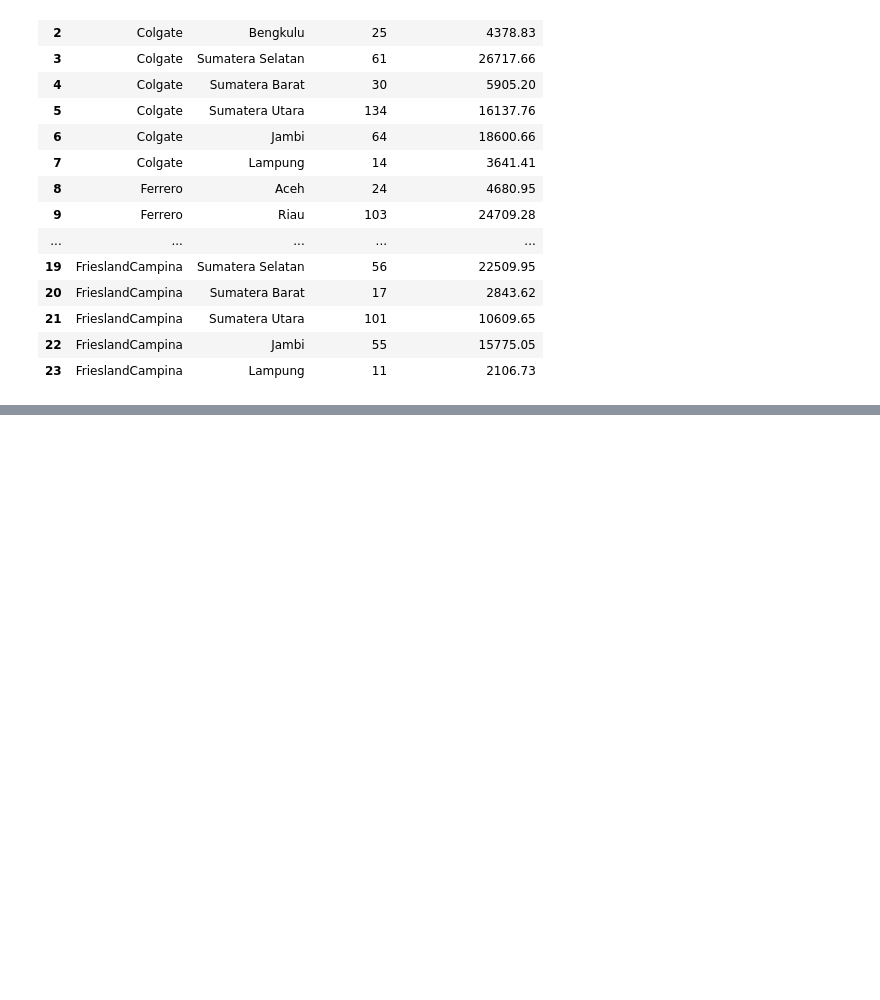
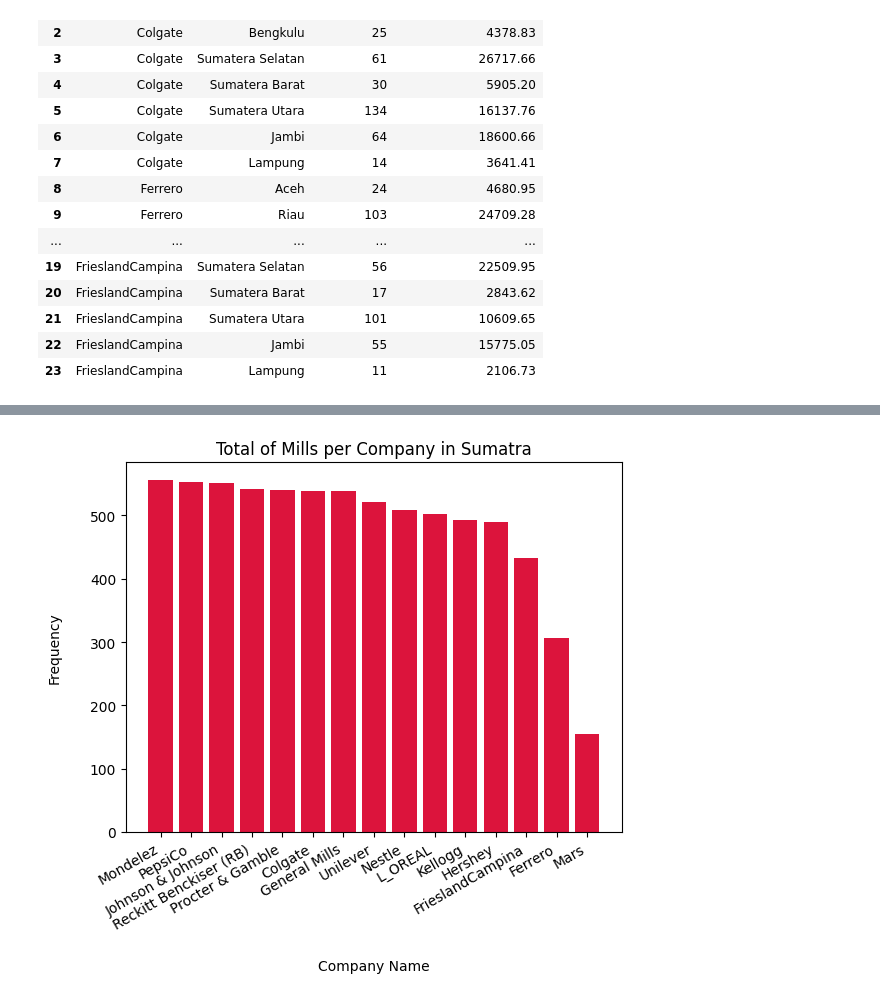
Before and after one commit to janinevillegas/PalmWatch, a Jupyter notebook: Companies_Indonesia/Companies_Indonesia/companies_Sumatra.ipynb, the cells around one changed output, grey strips where cells are left out. Saved outputs shown, nothing was run; the diff lists cells and outputs as text; code cells hidden in the pictures; blank space fills up the shorter version.

Commit message:
Started exploration of company csv's

```diff
--- a/Companies_Indonesia/Companies_Indonesia/companies_Sumatra.ipynb
+++ b/Companies_Indonesia/Companies_Indonesia/companies_Sumatra.ipynb
@@ -237,0 +221,6 @@ mill_info.sort_values(by = ["Mill Count", "sum_of_treeloss_km"], ascending = Fal
+# %%
+# Groupby the companies to find the one with the most amount of mills in Sumatra
+total_company_freq = mill_info.groupby(["Company"])[["Mill Count", "sum_of_treeloss_km"]].sum()
+total_company_freq.sort_values(by = "Mill Count", inplace = True, ascending = False)
+total_company_freq.reset_index(inplace = True)
+total_company_freq
@@ -237,0 +244,10 @@ mill_info.sort_values(by = ["Mill Count", "sum_of_treeloss_km"], ascending = Fal
+# %%
+# Graph the amount of mills each company has in Sumatra
+plt.bar(total_company_freq["Company"], total_company_freq["Mill Count"], color = "crimson")
+plt.title("Total of Mills per Company in Sumatra")
+plt.xlabel("Company Name", labelpad = 20)
+plt.xticks(rotation=30, ha='right')
+plt.ylabel("Frequency", labelpad = 20)
+plt.show()
+# %% [output]
+[figure, added]
```
Also changed, not shown: parts of 5 cells of this notebook.
